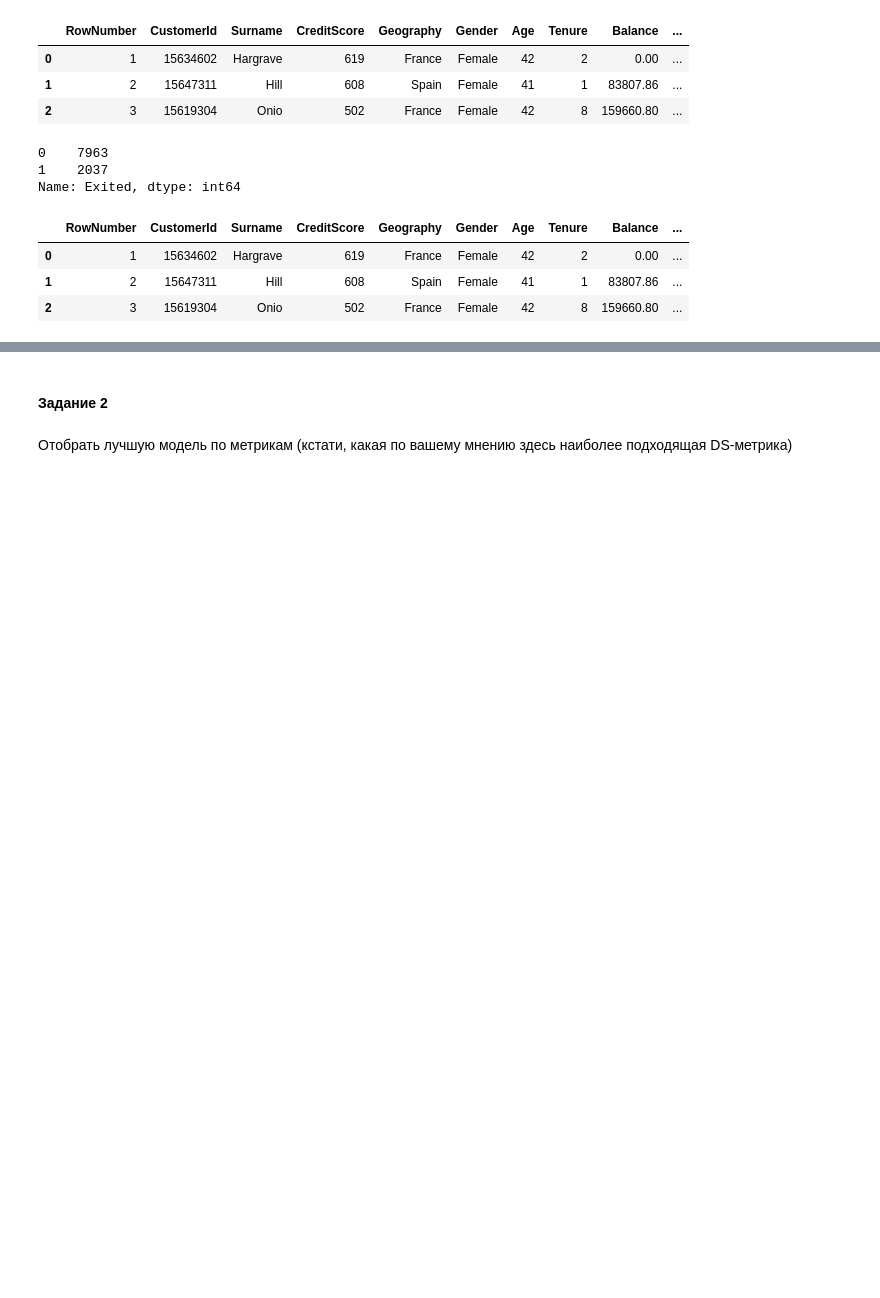
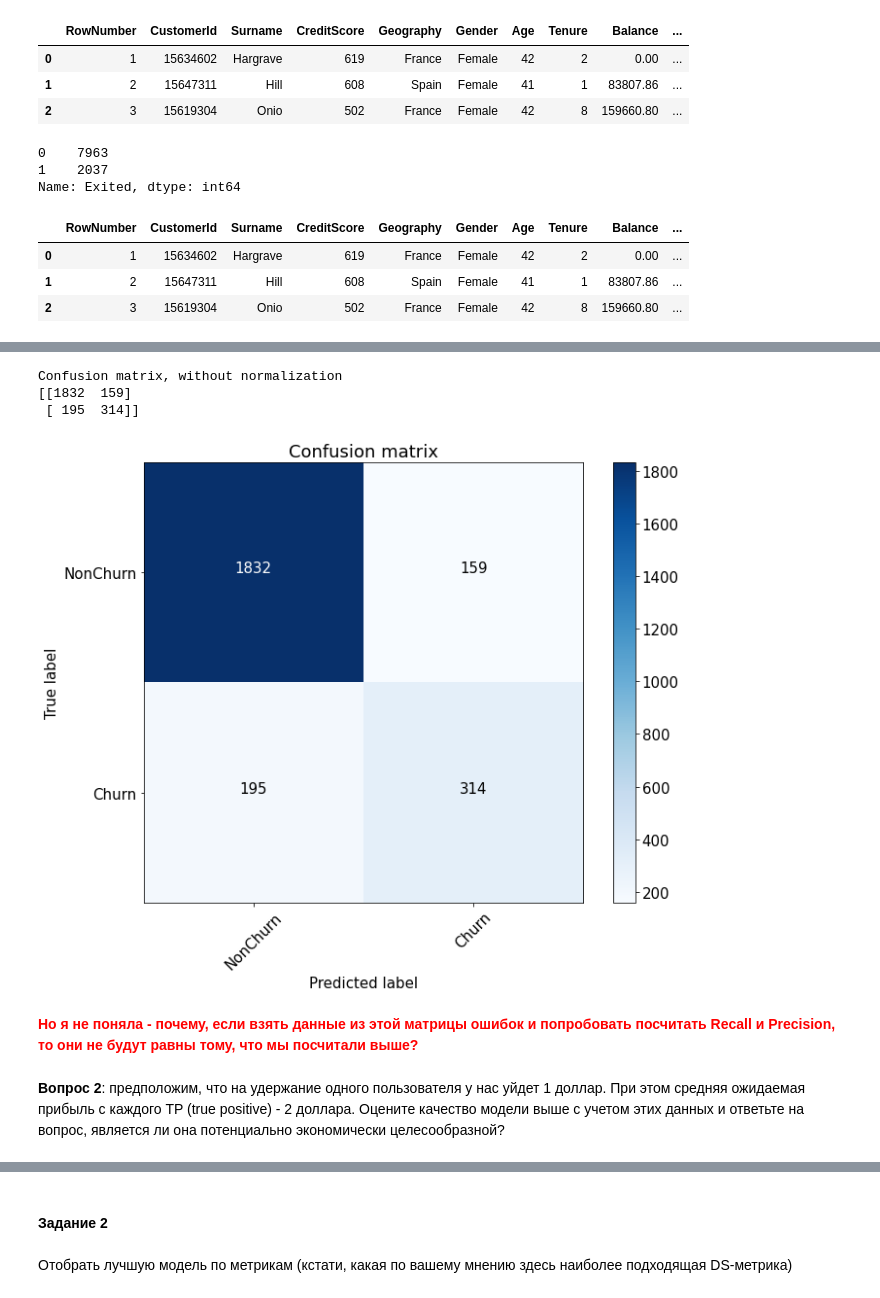
Before and after one commit to kamyninatatyana/ML_in_business, a Jupyter notebook: Lesson_05/HW_05.ipynb, the cells around one changed output, grey strips where cells are left out. Drawn from its saved outputs; the diff is of its cells as text; code cells hidden in the pictures; blank space fills up the shorter version.

```diff
--- a/Lesson_05/HW_05.ipynb
+++ b/Lesson_05/HW_05.ipynb
@@ -103,0 +185,54 @@ gender.transform(X_test).head(3)
+# %%
+def plot_confusion_matrix(cm, classes,
+                          normalize=False,
+                          title='Confusion matrix',
+                          cmap=plt.cm.Blues):
+    """
+    This function prints and plots the confusion matrix.
+    Normalization can be applied by setting `normalize=True`.
+    """
+    plt.imshow(cm, interpolation='nearest', cmap=cmap)
+    plt.title(title)
+    plt.colorbar()
+    tick_marks = np.arange(len(classes))
+    plt.xticks(tick_marks, classes, rotation=45)
+    plt.yticks(tick_marks, classes)
+
+    if normalize:
+        cm = cm.astype('float') / cm.sum(axis=1)[:, np.newaxis]
+        print("Normalized confusion matrix")
+    else:
+        print('Confusion matrix, without normalization')
+
+    print(cm)
+
+    thresh = cm.max() / 2.
+    for i, j in itertools.product(range(cm.shape[0]), range(cm.shape[1])):
+        plt.text(j, i, cm[i, j],
+                 horizontalalignment="center",
+                 color="white" if cm[i, j] > thresh else "black")
+
+    plt.tight_layout()
+    plt.ylabel('True label')
+    plt.xlabel('Predicted label')
+# %%
+#мы уже нашли ранее "оптимальный" порог, когда максимизировали f_score
+font = {'size' : 15}
+
+plt.rc('font', **font)
+
+cnf_matrix = confusion_matrix(y_test, preds>thresholds[ix])
+plt.figure(figsize=(10, 8))
+plot_confusion_matrix(cnf_matrix, classes=['NonChurn', 'Churn'],
+                      title='Confusion matrix')
+plt.savefig("conf_matrix.png")
+plt.show()
+# %% [output]
+Confusion matrix, without normalization
+[[1832  159]
+ [ 195  314]]
+[figure, added]
+# %% [markdown]
+<font color = 'red'><b> Но я не поняла - почему, если взять данные из этой матрицы ошибок и попробовать посчитать Recall и Precision, то они не будут равны тому, что мы посчитали выше?
+# %% [markdown]
+<b>Вопрос 2</b>: предположим, что на удержание одного пользователя у нас уйдет 1 доллар. При этом средняя ожидаемая прибыль с каждого TP (true positive) - 2 доллара. Оцените качество модели выше с учетом этих данных и ответьте на вопрос, является ли она потенциально экономически целесообразной?
```
Also changed, not shown: parts of 55 cells of this notebook.
